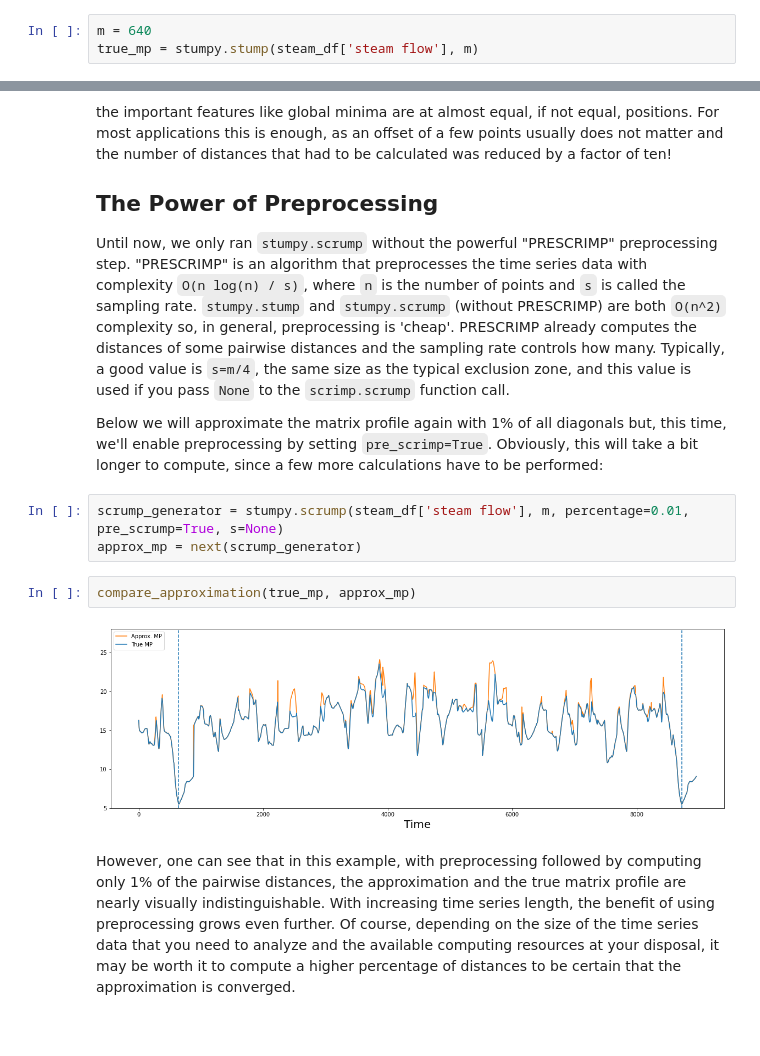
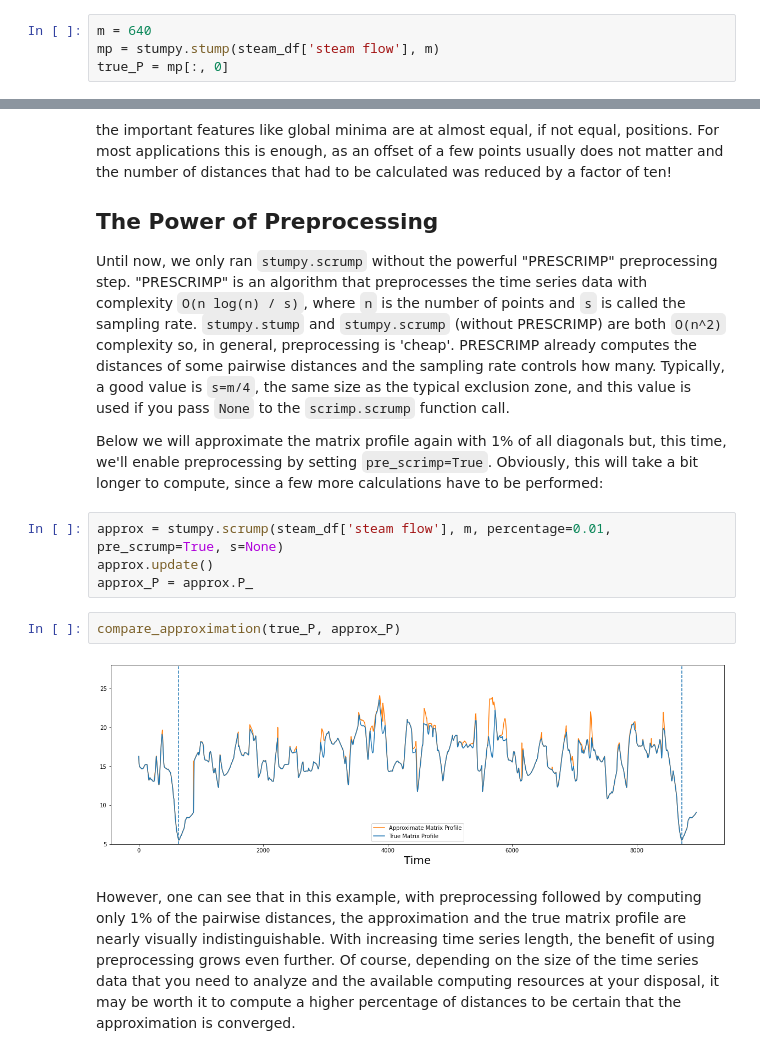
Before and after one commit to TDAmeritrade/stumpy, a Jupyter notebook: docs/Tutorial_Fast_Approximate_Matrix_Profiles.ipynb, the cells around one changed output, grey strips where cells are left out. Cells and saved outputs as stored; diff of their text form.

```diff
--- a/docs/Tutorial_Fast_Approximate_Matrix_Profiles.ipynb
+++ b/docs/Tutorial_Fast_Approximate_Matrix_Profiles.ipynb
@@ -73,7 +73,8 @@ plt.plot(steam_df['steam flow'].values)
 Now, as a benchmark to compare against, we will compute the full matrix profile using the `stumpy.stump` function along with a window wize of `m=640`.
 # %%
 m = 640
-true_mp = stumpy.stump(steam_df['steam flow'], m)
+mp = stumpy.stump(steam_df['steam flow'], m)
+true_P = mp[:, 0]
 # %%
 fig, axs = plt.subplots(2, sharex=True, gridspec_kw={'hspace': 0})
 plt.suptitle('Motif (Pattern) Discovery', fontsize='25')
@@ -157,12 +164,13 @@ Until now, we only ran `stumpy.scrump` without the powerful "PRESCRIMP" preproce
 
 Below we will approximate the matrix profile again with 1% of all diagonals but, this time, we'll enable preprocessing by setting `pre_scrimp=True`. Obviously, this will take a bit longer to compute, since a few more calculations have to be performed:
 # %%
-scrump_generator = stumpy.scrump(steam_df['steam flow'], m, percentage=0.01, pre_scrump=True, s=None)
-approx_mp = next(scrump_generator)
+approx = stumpy.scrump(steam_df['steam flow'], m, percentage=0.01, pre_scrump=True, s=None)
+approx.update()
+approx_P = approx.P_
-# %%
-compare_approximation(true_mp, approx_mp)
-# %% [output]
-[figure, removed]
+# %%
+compare_approximation(true_P, approx_P)
+# %% [output]
+[figure, added]
 # %% [markdown]
 However, one can see that in this example, with preprocessing followed by computing only 1% of the pairwise distances, the approximation and the true matrix profile are nearly visually indistinguishable. With increasing time series length, the benefit of using preprocessing grows even further. Of course, depending on the size of the time series data that you need to analyze and the available computing resources at your disposal, it may be worth it to compute a higher percentage of distances to be certain that the approximation is converged.
 # %% [markdown]
```
Also changed, not shown: parts of 16 cells of this notebook, 2 other files.
